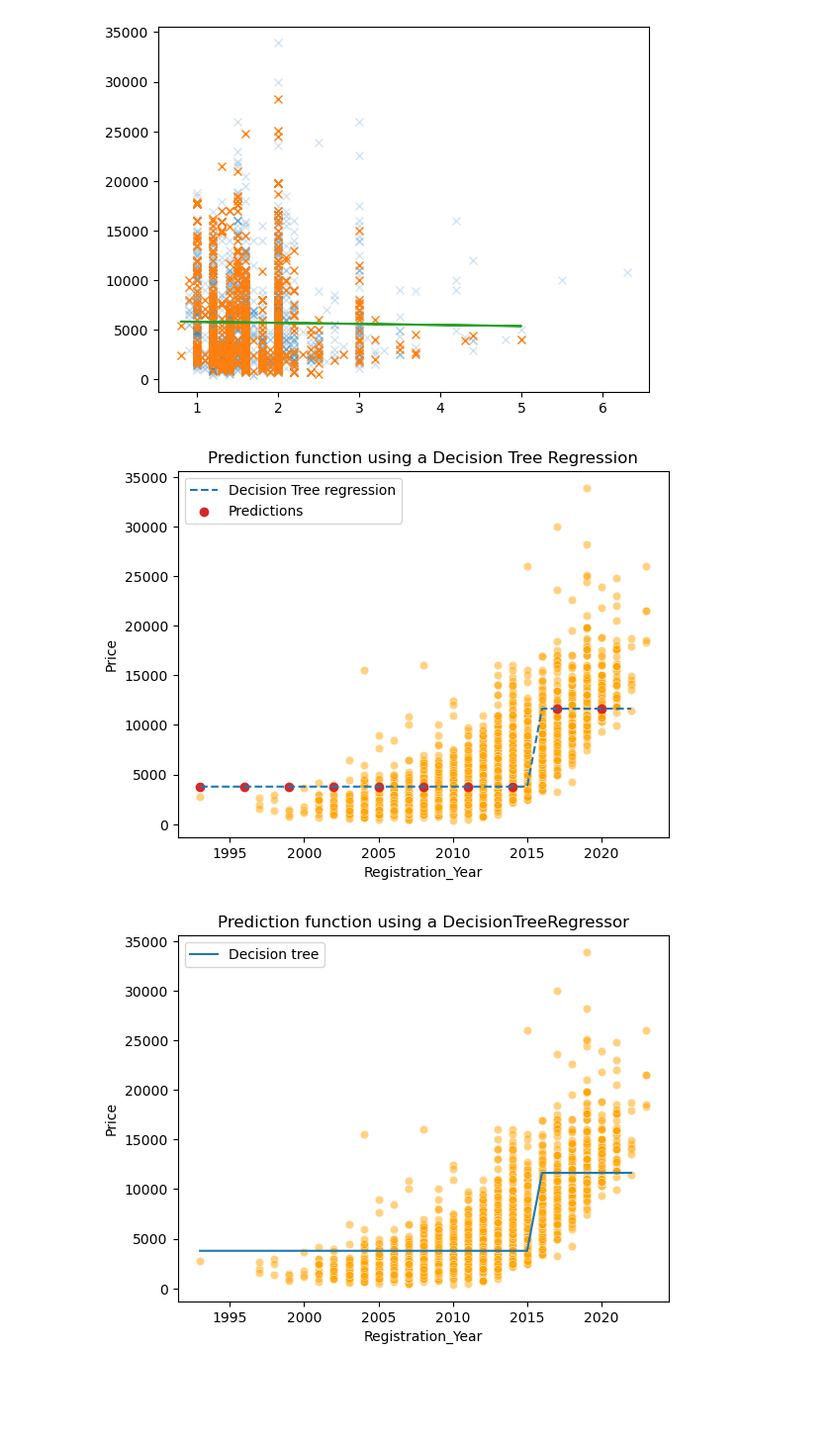
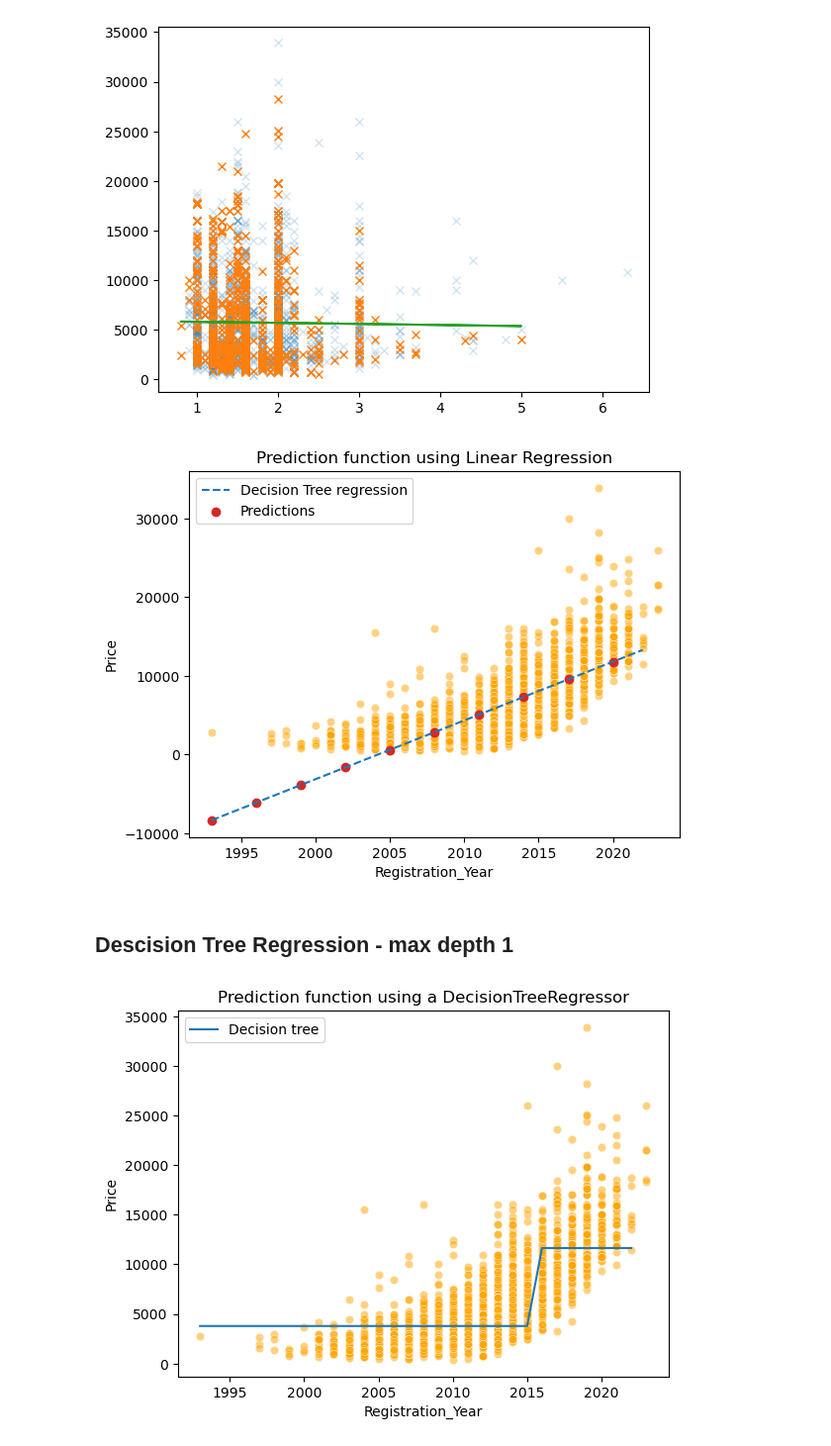
Before and after one commit to ManuJose1/AI-CA1-UsedCarPrices, a Jupyter notebook: CA1 Used Cars.ipynb, the cells around one changed output. Shown: that part at 99% size. Cells and saved outputs as stored; diff of their text form; code cells hidden in the pictures; blank space fills up the shorter version.

```diff
--- a/CA1 Used Cars.ipynb
+++ b/CA1 Used Cars.ipynb
@@ -337,22 +340,24 @@ target_predicted = linear_model.predict(data_test)
 # %%
 #This linear regression plot is the same as above but it shows where the predictions were made
 ax = sn.scatterplot(
     data=df, x=feature_name, y=target_name, color="orange", alpha=0.5
 )
 plt.plot(
     data_test[feature_name],
     target_predicted,
     label="Decision Tree regression",
     linestyle="--",
 )
 plt.scatter(
     data_test[::3],
     target_predicted[::3],
     label="Predictions",
     color="tab:red",
 )
 plt.legend()
-_ = plt.title("Prediction function using a Decision Tree Regression")
+_ = plt.title("Prediction function using Linear Regression")
 # %% [output]
-[figure, old version]
+[figure, new version]
+# %% [markdown]
+## Descision Tree Regression - max depth 1
 # %%
```
Also changed, not shown: parts of 9 cells of this notebook.
